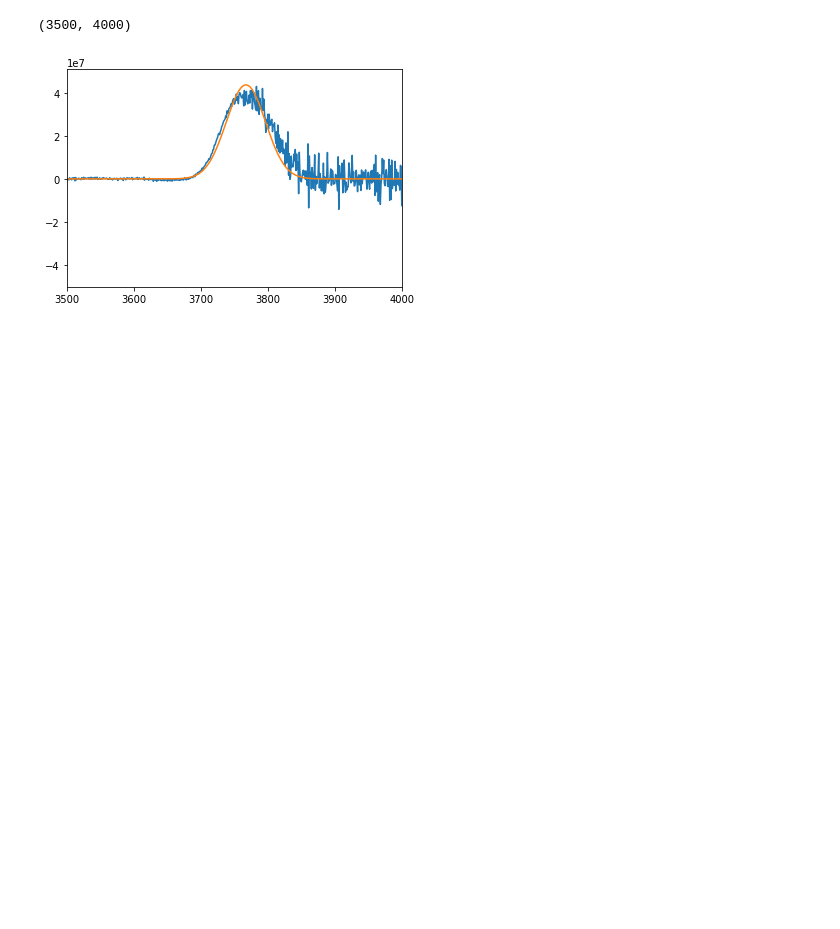
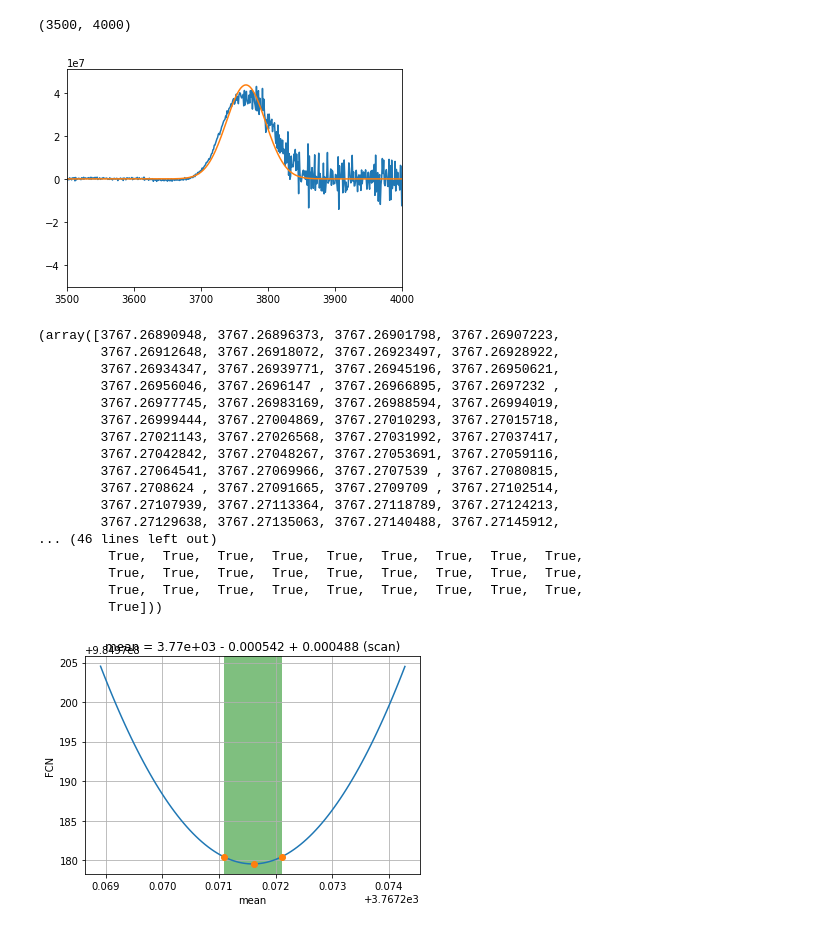
Before and after one commit to stanfordbeads/New_trap_code, a Jupyter notebook: Scripts/Example_iminuit_fitting.ipynb, the cells around one changed output. Saved outputs shown, nothing was run; the diff lists cells and outputs as text; code cells hidden in the pictures; blank space fills up the shorter version.

```diff
--- a/Scripts/Example_iminuit_fitting.ipynb
+++ b/Scripts/Example_iminuit_fitting.ipynb
@@ -101,3 +103,24 @@ plt.xlim(3500,4000)
 # %% [output]
 (3500, 4000)
 [figure]
+# %%
+m.draw_mnprofile('mean',bound = 5, bins = 100)
+# %% [output]
+(array([3767.26890948, 3767.26896373, 3767.26901798, 3767.26907223,
+        3767.26912648, 3767.26918072, 3767.26923497, 3767.26928922,
+        3767.26934347, 3767.26939771, 3767.26945196, 3767.26950621,
+        3767.26956046, 3767.2696147 , 3767.26966895, 3767.2697232 ,
+        3767.26977745, 3767.26983169, 3767.26988594, 3767.26994019,
+        3767.26999444, 3767.27004869, 3767.27010293, 3767.27015718,
+        3767.27021143, 3767.27026568, 3767.27031992, 3767.27037417,
+        3767.27042842, 3767.27048267, 3767.27053691, 3767.27059116,
+        3767.27064541, 3767.27069966, 3767.2707539 , 3767.27080815,
+        3767.2708624 , 3767.27091665, 3767.2709709 , 3767.27102514,
+        3767.27107939, 3767.27113364, 3767.27118789, 3767.27124213,
+        3767.27129638, 3767.27135063, 3767.27140488, 3767.27145912,
+... (46 lines left out)
+         True,  True,  True,  True,  True,  True,  True,  True,  True,
+         True,  True,  True,  True,  True,  True,  True,  True,  True,
+         True,  True,  True,  True,  True,  True,  True,  True,  True,
+         True]))
+[figure, added]
```
Also changed, not shown: parts of 9 cells of this notebook, 8 other files.
